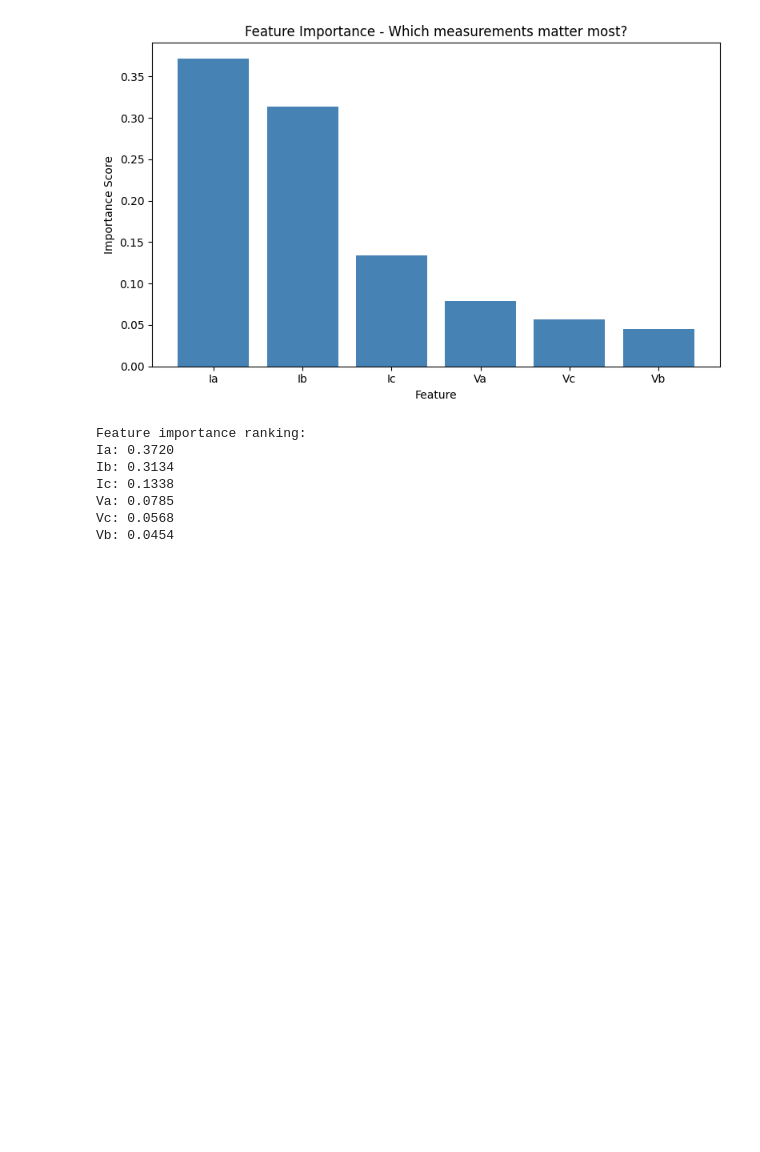
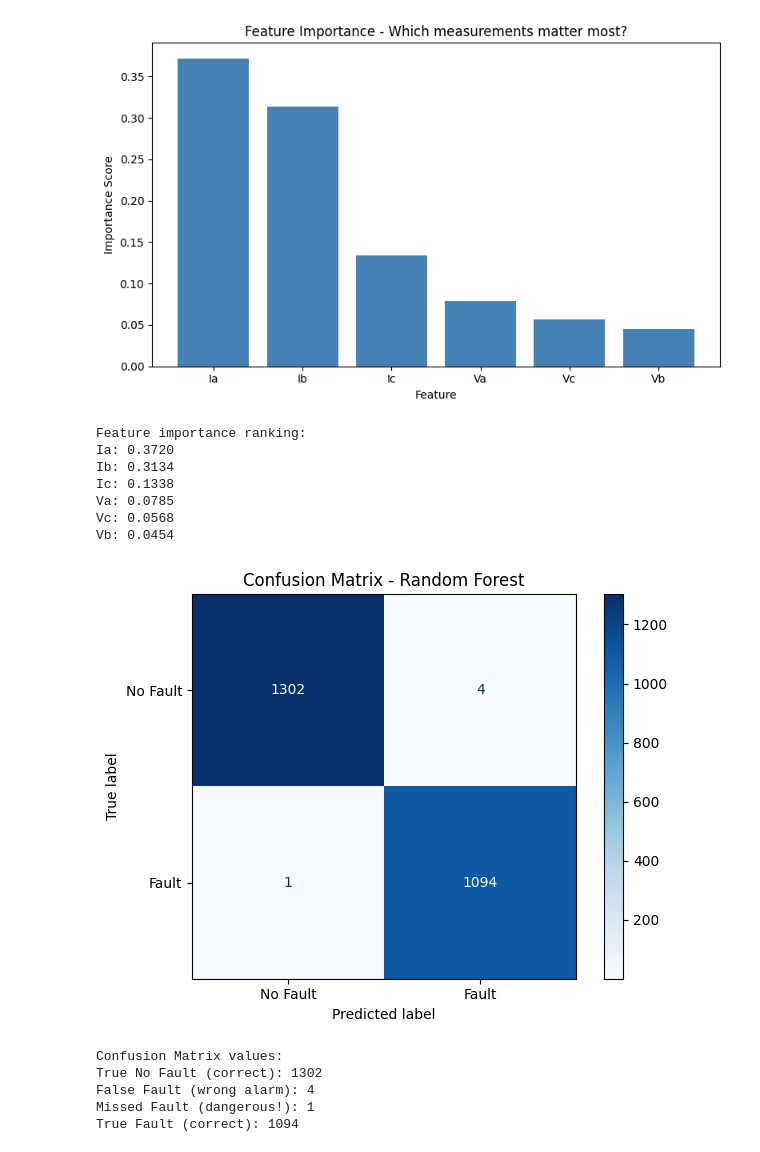
Before and after one commit to ujjwaltiwari1204-glitch/smart-grid-fault-detection, a Jupyter notebook: fault_detection.ipynb, the cells around one changed output. Saved outputs shown, nothing was run; the diff lists cells and outputs as text; code cells hidden in the pictures; blank space fills up the shorter version.

Commit message:
Add confusion matrix, cross validation and SVM comparison

```diff
--- a/fault_detection.ipynb
+++ b/fault_detection.ipynb
@@ -181,3 +181,25 @@ Ic: 0.1338
 Va: 0.0785
 Vc: 0.0568
 Vb: 0.0454
+# %%
+from sklearn.metrics import confusion_matrix, ConfusionMatrixDisplay
+
+cm = confusion_matrix(y_test, y_pred)
+disp = ConfusionMatrixDisplay(confusion_matrix=cm, display_labels=['No Fault', 'Fault'])
+disp.plot(cmap='Blues')
+plt.title('Confusion Matrix - Random Forest')
+plt.tight_layout()
+plt.show()
+
+print("\nConfusion Matrix values:")
+print(f"True No Fault (correct): {cm[0][0]}")
+print(f"False Fault (wrong alarm): {cm[0][1]}")
+print(f"Missed Fault (dangerous!): {cm[1][0]}")
+print(f"True Fault (correct): {cm[1][1]}")
+# %% [output]
+[figure, added]
+Confusion Matrix values:
+True No Fault (correct): 1302
+False Fault (wrong alarm): 4
+Missed Fault (dangerous!): 1
+True Fault (correct): 1094
```
Also changed, not shown: parts of 2 cells of this notebook.
